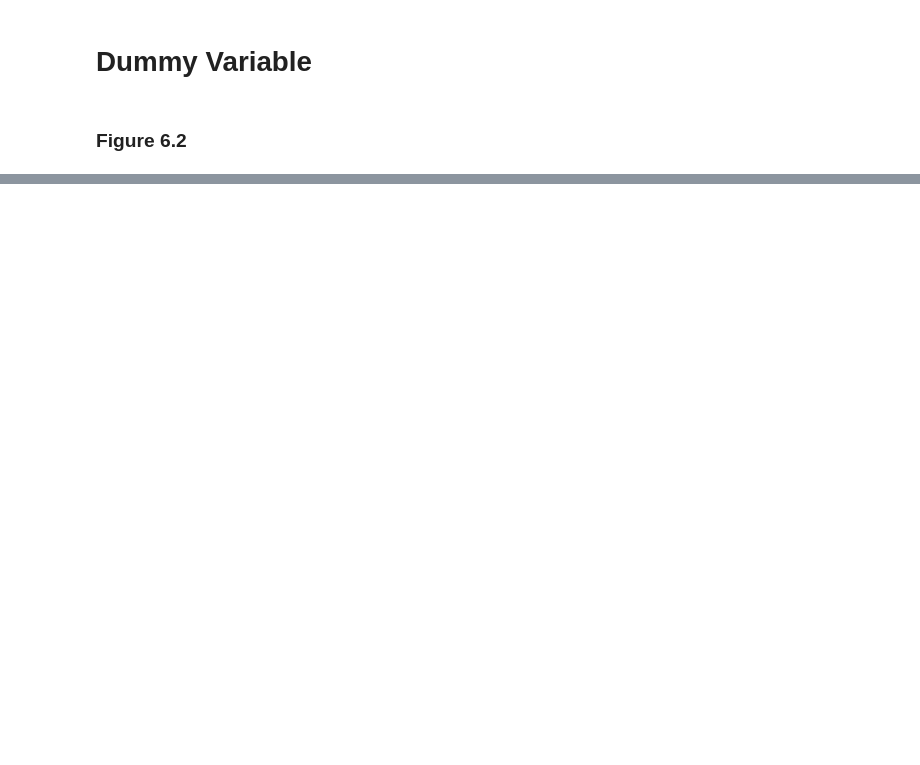
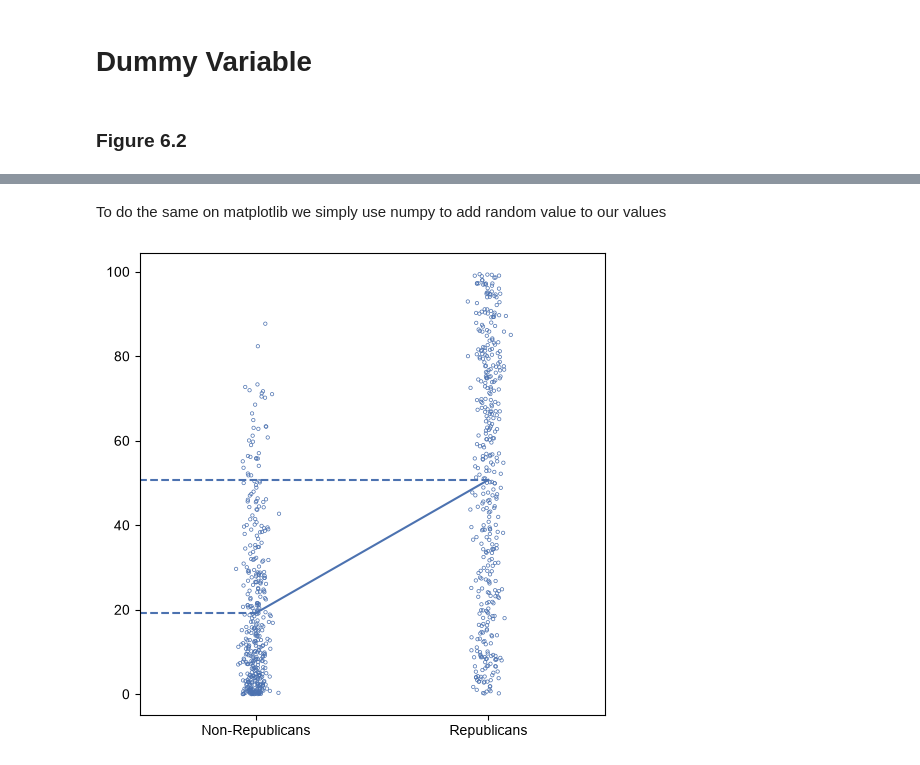
Before and after one commit to ani-research/Python-Companion-For-Real-Econometrics-by-M.Bailey, a Jupyter notebook: chapters/chapter06.ipynb, the cells around one changed output, grey strips where cells are left out. Drawn from its saved outputs; the diff is of its cells as text; code cells hidden in the pictures; blank space fills up the shorter version.

```diff
--- a/chapters/chapter06.ipynb
+++ b/chapters/chapter06.ipynb
@@ -47,0 +106,32 @@ plt.show()
+# %% [markdown]
+To do the same on matplotlib we simply use numpy to add random value to our values
+# %%
+fig, ax = plt.subplots(figsize=(6,6))
+
+#x is all values of "party" plus some random number
+x = example["Party"] + np.random.normal(0, 0.03, len(example))
+
+ax.scatter(
+    x,
+    example["Feeling"],
+    s=6,
+    facecolors="none",
+    edgecolors="#4C72B0",
+    linewidth=0.5
+)
+
+ax.xaxis.set_major_locator(ticker.FixedLocator([0,1]))
+ax.set_xlim(-0.5,1.5)
+ax.set_xticklabels(["Non-Republicans", "Republicans"])
+
+mean0 = example.loc[example["Party"]==0, "Feeling"].mean()
+mean1 = example.loc[example["Party"]==1, "Feeling"].mean()
+
+ax.plot([0,1],[mean0,mean1], color="#4C72B0")
+ax.hlines(mean0, -1, 0, linestyle="--", color="#4C72B0")
+ax.hlines(mean1, -1, 1, linestyle="--", color="#4C72B0")
+
+
+plt.show()
+# %% [output]
+[figure, added]
```
Also changed, not shown: parts of 6 cells of this notebook.
